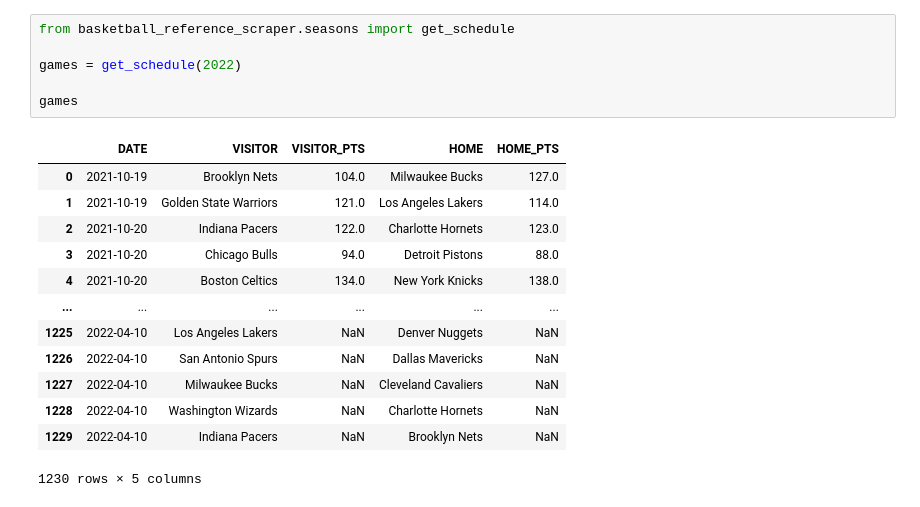
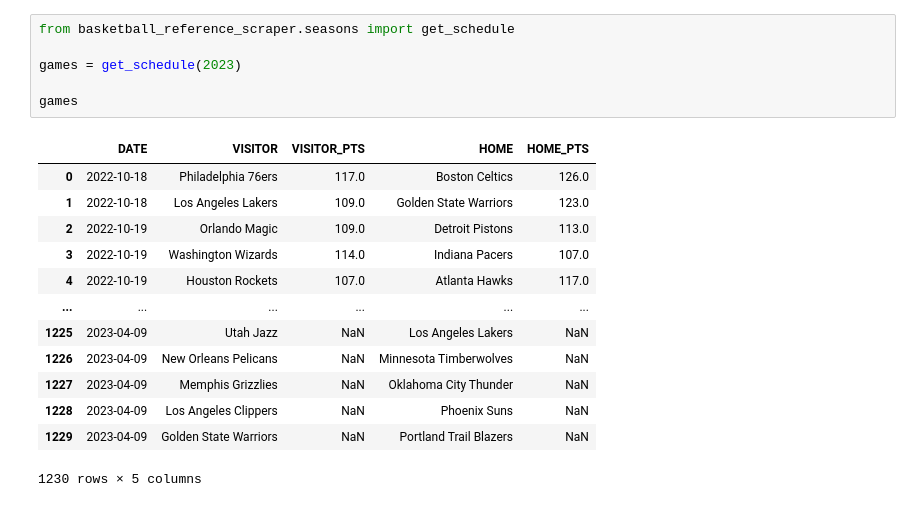
Before and after one commit to sdm373373/nba_3x2, a Jupyter notebook: 3x2_play_by_play.ipynb, the cells around one changed output. Cells and saved outputs as stored; diff of their text form.

```diff
--- a/3x2_play_by_play.ipynb
+++ b/3x2_play_by_play.ipynb
@@ -1,22 +46,22 @@
 # %%
 from basketball_reference_scraper.seasons import get_schedule
 
-games = get_schedule(2022)
+games = get_schedule(2023)
 
 games
 # %% [output]
 |  | DATE | VISITOR | VISITOR_PTS | HOME | HOME_PTS |
-| 0 | 2021-10-19 | Brooklyn Nets | 104.0 | Milwaukee Bucks | 127.0 |
-| 1 | 2021-10-19 | Golden State Warriors | 121.0 | Los Angeles Lakers | 114.0 |
-| 2 | 2021-10-20 | Indiana Pacers | 122.0 | Charlotte Hornets | 123.0 |
-| 3 | 2021-10-20 | Chicago Bulls | 94.0 | Detroit Pistons | 88.0 |
-| 4 | 2021-10-20 | Boston Celtics | 134.0 | New York Knicks | 138.0 |
+| 0 | 2022-10-18 | Philadelphia 76ers | 117.0 | Boston Celtics | 126.0 |
+| 1 | 2022-10-18 | Los Angeles Lakers | 109.0 | Golden State Warriors | 123.0 |
+| 2 | 2022-10-19 | Orlando Magic | 109.0 | Detroit Pistons | 113.0 |
+| 3 | 2022-10-19 | Washington Wizards | 114.0 | Indiana Pacers | 107.0 |
+| 4 | 2022-10-19 | Houston Rockets | 107.0 | Atlanta Hawks | 117.0 |
 | ... | ... | ... | ... | ... | ... |
-| 1225 | 2022-04-10 | Los Angeles Lakers | NaN | Denver Nuggets | NaN |
-| 1226 | 2022-04-10 | San Antonio Spurs | NaN | Dallas Mavericks | NaN |
-| 1227 | 2022-04-10 | Milwaukee Bucks | NaN | Cleveland Cavaliers | NaN |
-| 1228 | 2022-04-10 | Washington Wizards | NaN | Charlotte Hornets | NaN |
-| 1229 | 2022-04-10 | Indiana Pacers | NaN | Brooklyn Nets | NaN |
+| 1225 | 2023-04-09 | Utah Jazz | NaN | Los Angeles Lakers | NaN |
+| 1226 | 2023-04-09 | New Orleans Pelicans | NaN | Minnesota Timberwolves | NaN |
+| 1227 | 2023-04-09 | Memphis Grizzlies | NaN | Oklahoma City Thunder | NaN |
+| 1228 | 2023-04-09 | Los Angeles Clippers | NaN | Phoenix Suns | NaN |
+| 1229 | 2023-04-09 | Golden State Warriors | NaN | Portland Trail Blazers | NaN |
 1230 rows × 5 columns
 # %%
 import os
```
Also changed, not shown: parts of 18 cells of this notebook.
